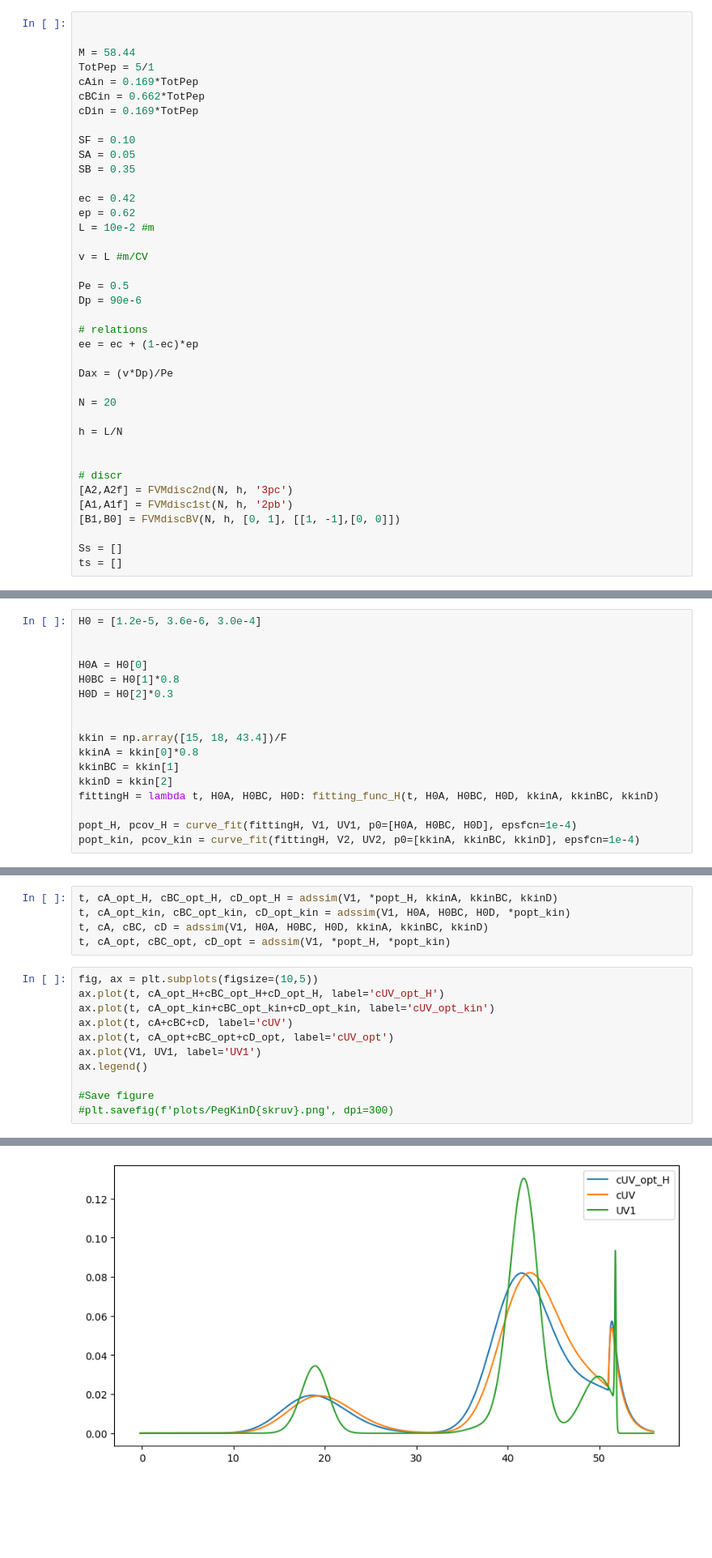
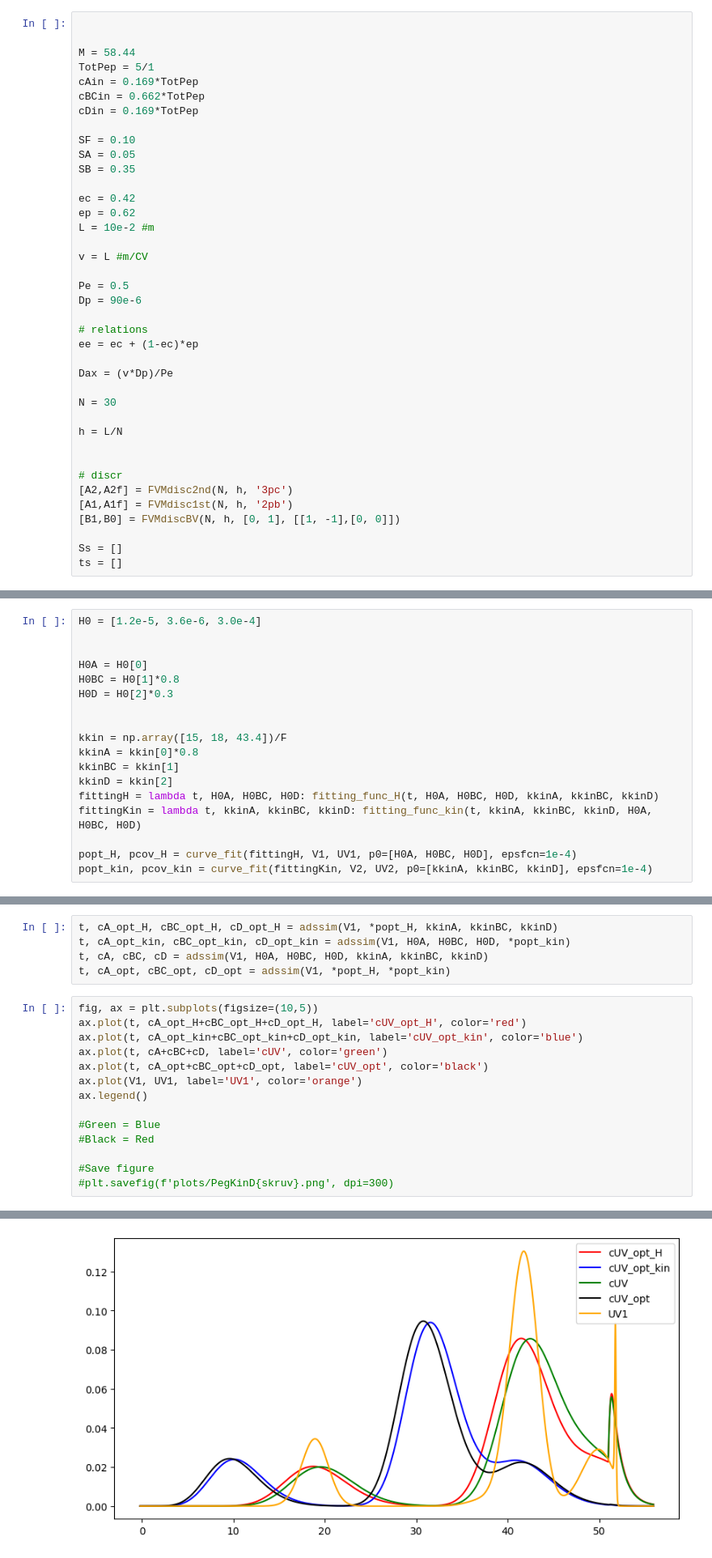
Before and after one commit to OlofssonFredrik/KETN40, a Jupyter notebook: Project1/proj1.ipynb, the cells around one changed output, grey strips where cells are left out. Shown: that part at 81% size. Saved outputs shown, nothing was run; the diff lists cells and outputs as text; blank space fills up the shorter version.

```diff
--- a/Project1/proj1.ipynb
+++ b/Project1/proj1.ipynb
@@ -67,7 +67,7 @@ ee = ec + (1-ec)*ep
 
 Dax = (v*Dp)/Pe
 
-N = 20
+N = 30
 
 h = L/N
 
@@ -176,7 +174,8 @@ kkinA = kkin[0]*0.8
 kkinBC = kkin[1]
 kkinD = kkin[2]
 fittingH = lambda t, H0A, H0BC, H0D: fitting_func_H(t, H0A, H0BC, H0D, kkinA, kkinBC, kkinD)
+fittingKin = lambda t, kkinA, kkinBC, kkinD: fitting_func_kin(t, kkinA, kkinBC, kkinD, H0A, H0BC, H0D)
 
 popt_H, pcov_H = curve_fit(fittingH, V1, UV1, p0=[H0A, H0BC, H0D], epsfcn=1e-4)
-popt_kin, pcov_kin = curve_fit(fittingH, V2, UV2, p0=[kkinA, kkinBC, kkinD], epsfcn=1e-4)
+popt_kin, pcov_kin = curve_fit(fittingKin, V2, UV2, p0=[kkinA, kkinBC, kkinD], epsfcn=1e-4)
 # %% [output]
@@ -214,15 +214,18 @@ t, cA, cBC, cD = adssim(V1, H0A, H0BC, H0D, kkinA, kkinBC, kkinD)
 t, cA_opt, cBC_opt, cD_opt = adssim(V1, *popt_H, *popt_kin)
 # %%
 fig, ax = plt.subplots(figsize=(10,5))
-ax.plot(t, cA_opt_H+cBC_opt_H+cD_opt_H, label='cUV_opt_H')
-ax.plot(t, cA_opt_kin+cBC_opt_kin+cD_opt_kin, label='cUV_opt_kin')
-ax.plot(t, cA+cBC+cD, label='cUV')
-ax.plot(t, cA_opt+cBC_opt+cD_opt, label='cUV_opt')
-ax.plot(V1, UV1, label='UV1')
+ax.plot(t, cA_opt_H+cBC_opt_H+cD_opt_H, label='cUV_opt_H', color='red')
+ax.plot(t, cA_opt_kin+cBC_opt_kin+cD_opt_kin, label='cUV_opt_kin', color='blue')
+ax.plot(t, cA+cBC+cD, label='cUV', color='green')
+ax.plot(t, cA_opt+cBC_opt+cD_opt, label='cUV_opt', color='black')
+ax.plot(V1, UV1, label='UV1', color='orange')
 ax.legend()
+
+#Green = Blue
+#Black = Red
 
 #Save figure
 #plt.savefig(f'plots/PegKinD{skruv}.png', dpi=300)
 # %% [output]
 <matplotlib.legend.Legend at 0x...>
-[figure, old version]
+[figure, new version]
```
Also changed, not shown: parts of 3 cells of this notebook.
